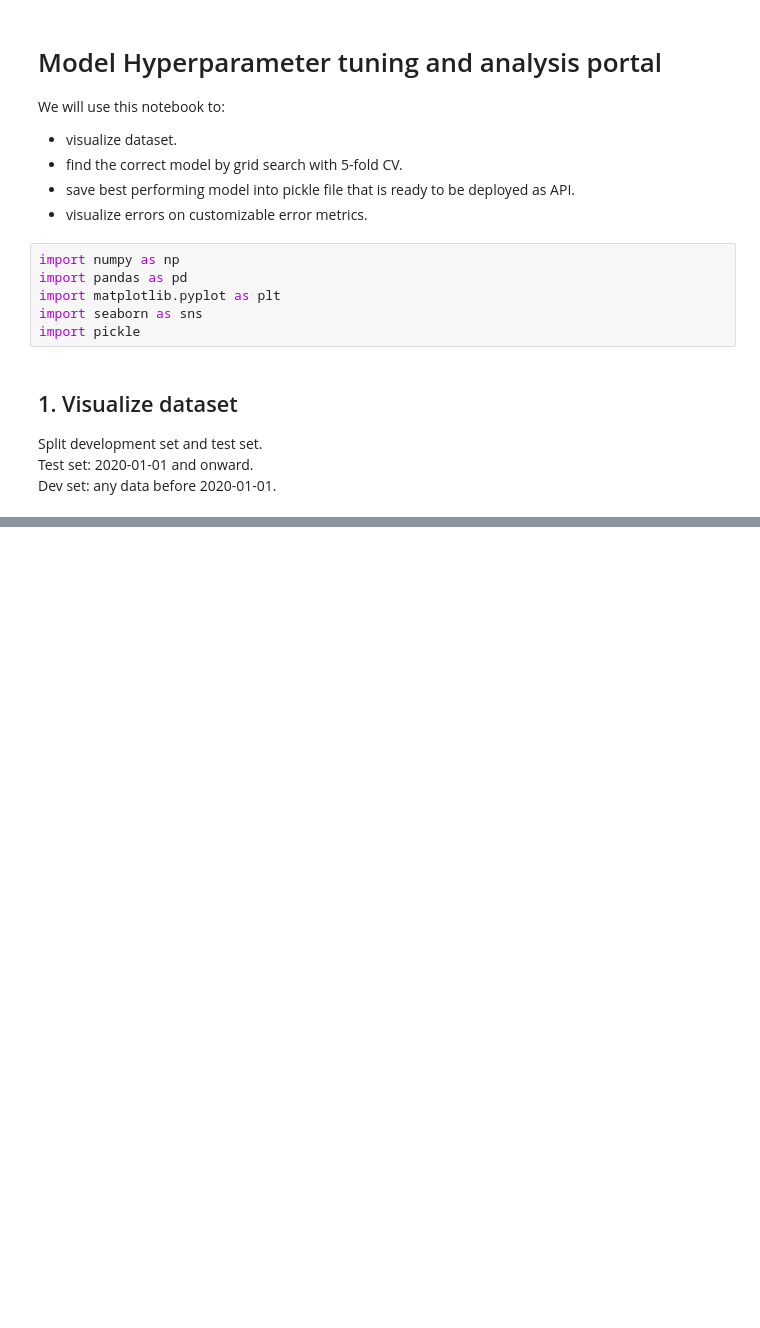
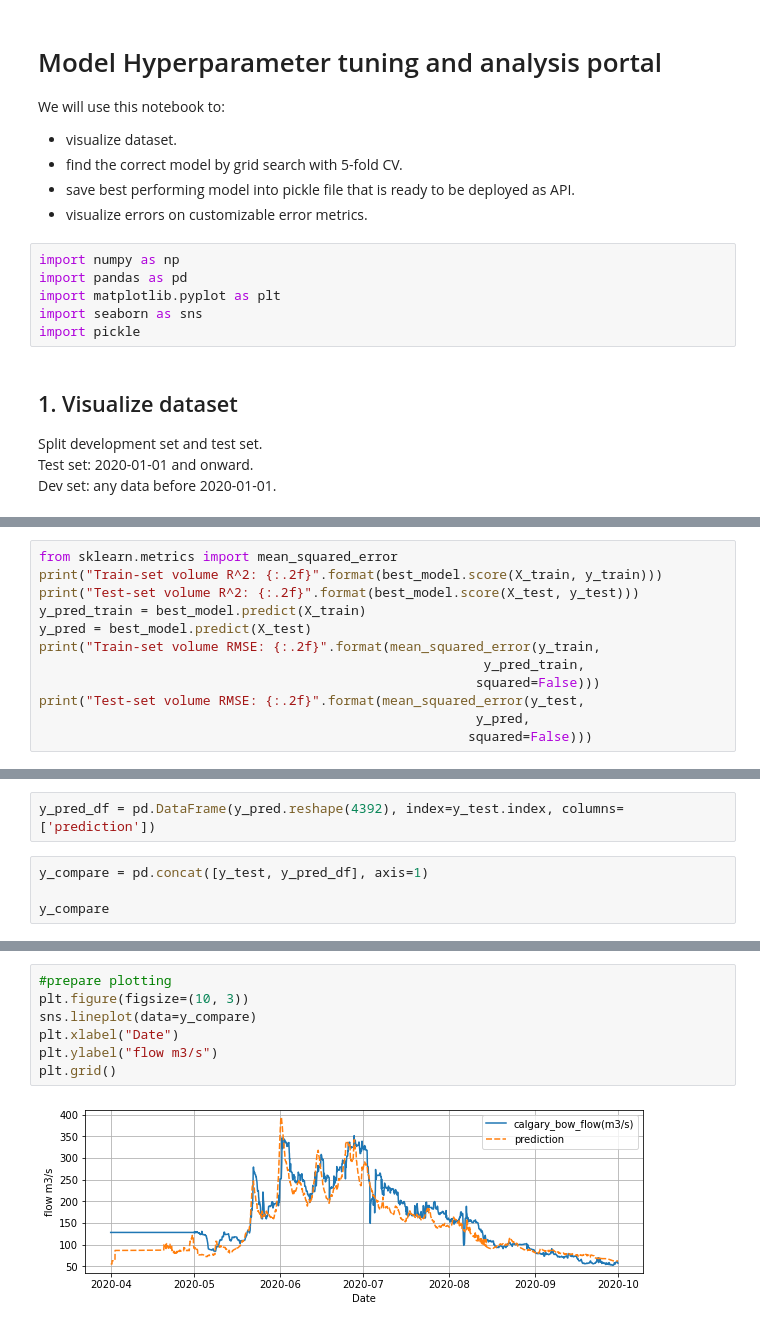
Before and after one commit to brycetshaw/hackathon-refactored-enigma, a Jupyter notebook: model/flood-forecaster/notebooks/model hyperparameter tuning portal.ipynb, the cells around one changed output, grey strips where cells are left out. Cells and saved outputs as stored; diff of their text form; blank space fills up the shorter version.

```diff
--- a/model/flood-forecaster/notebooks/model hyperparameter tuning portal.ipynb
+++ b/model/flood-forecaster/notebooks/model hyperparameter tuning portal.ipynb
@@ -159,0 +154,12 @@ One time step is 3 months. We include lags of 1-4 3 months chunks. This would me
+# %%
+from sklearn.metrics import mean_squared_error
+print("Train-set volume R^2: {:.2f}".format(best_model.score(X_train, y_train)))
+print("Test-set volume R^2: {:.2f}".format(best_model.score(X_test, y_test)))
+y_pred_train = best_model.predict(X_train)
+y_pred = best_model.predict(X_test)
+print("Train-set volume RMSE: {:.2f}".format(mean_squared_error(y_train,
+                                                         y_pred_train,
+                                                        squared=False)))
+print("Test-set volume RMSE: {:.2f}".format(mean_squared_error(y_test,
+                                                        y_pred,
+                                                       squared=False)))
@@ -159,0 +173,6 @@ One time step is 3 months. We include lags of 1-4 3 months chunks. This would me
+# %%
+y_pred_df = pd.DataFrame(y_pred.reshape(4392), index=y_test.index, columns=['prediction'])
+# %%
+y_compare = pd.concat([y_test, y_pred_df], axis=1)
+
+y_compare
@@ -159,0 +194,9 @@ One time step is 3 months. We include lags of 1-4 3 months chunks. This would me
+# %%
+#prepare plotting
+plt.figure(figsize=(10, 3))
+sns.lineplot(data=y_compare)
+plt.xlabel("Date")
+plt.ylabel("flow m3/s")
+plt.grid()
+# %% [output]
+[figure, added]
```
Also changed, not shown: parts of 18 cells of this notebook.
